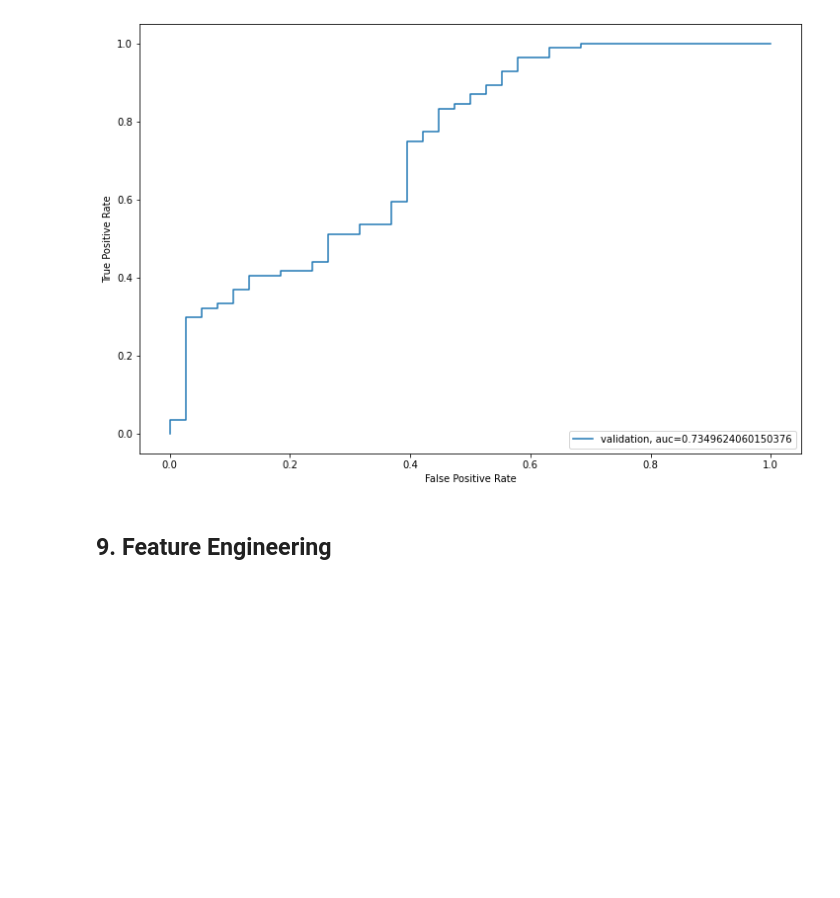
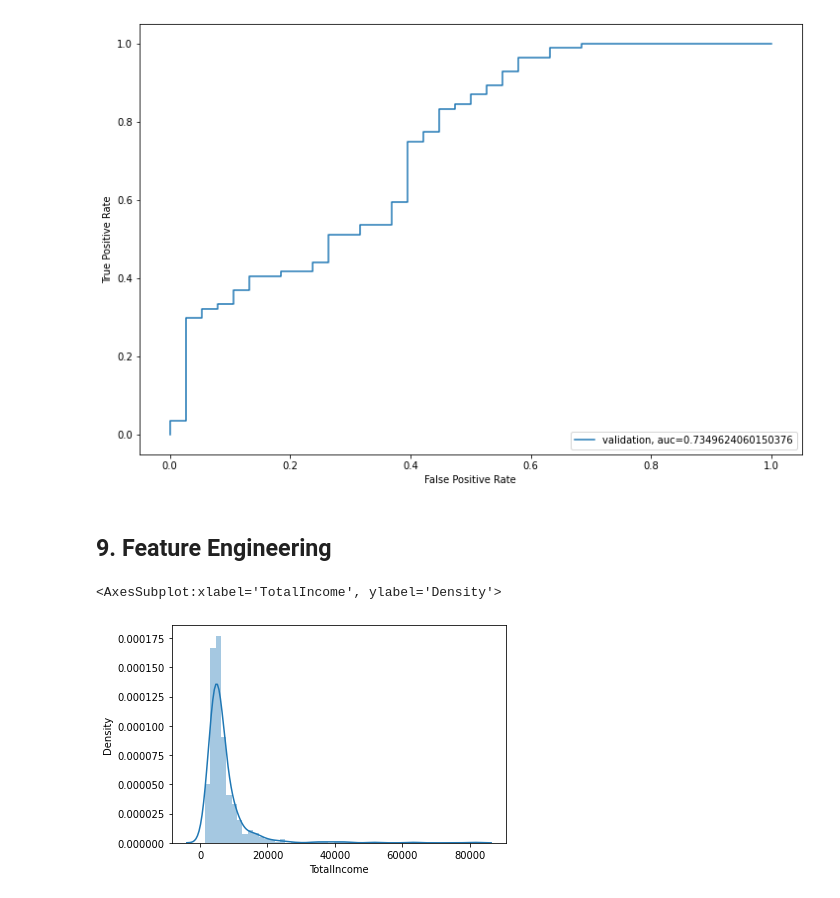
Before and after one commit to m0100434/LoanPrediction, a Jupyter notebook: LoanPrediction.ipynb, the cells around one changed output. Saved outputs shown, nothing was run; the diff lists cells and outputs as text; code cells hidden in the pictures; blank space fills up the shorter version.

```diff
--- a/LoanPrediction.ipynb
+++ b/LoanPrediction.ipynb
@@ -563,3 +566,11 @@ plt.show()
 [figure]
 # %% [markdown]
 ## 9. Feature Engineering
+# %%
+train['TotalIncome']=train['ApplicantIncome']+train['CoapplicantIncome']
+test['TotalIncome']=test['ApplicantIncome']+test['CoapplicantIncome']
+# %%
+sns.distplot(train['TotalIncome'])
+# %% [output]
+<AxesSubplot:xlabel='TotalIncome', ylabel='Density'>
+[figure, added]
```
Also changed, not shown: parts of 36 cells of this notebook.
